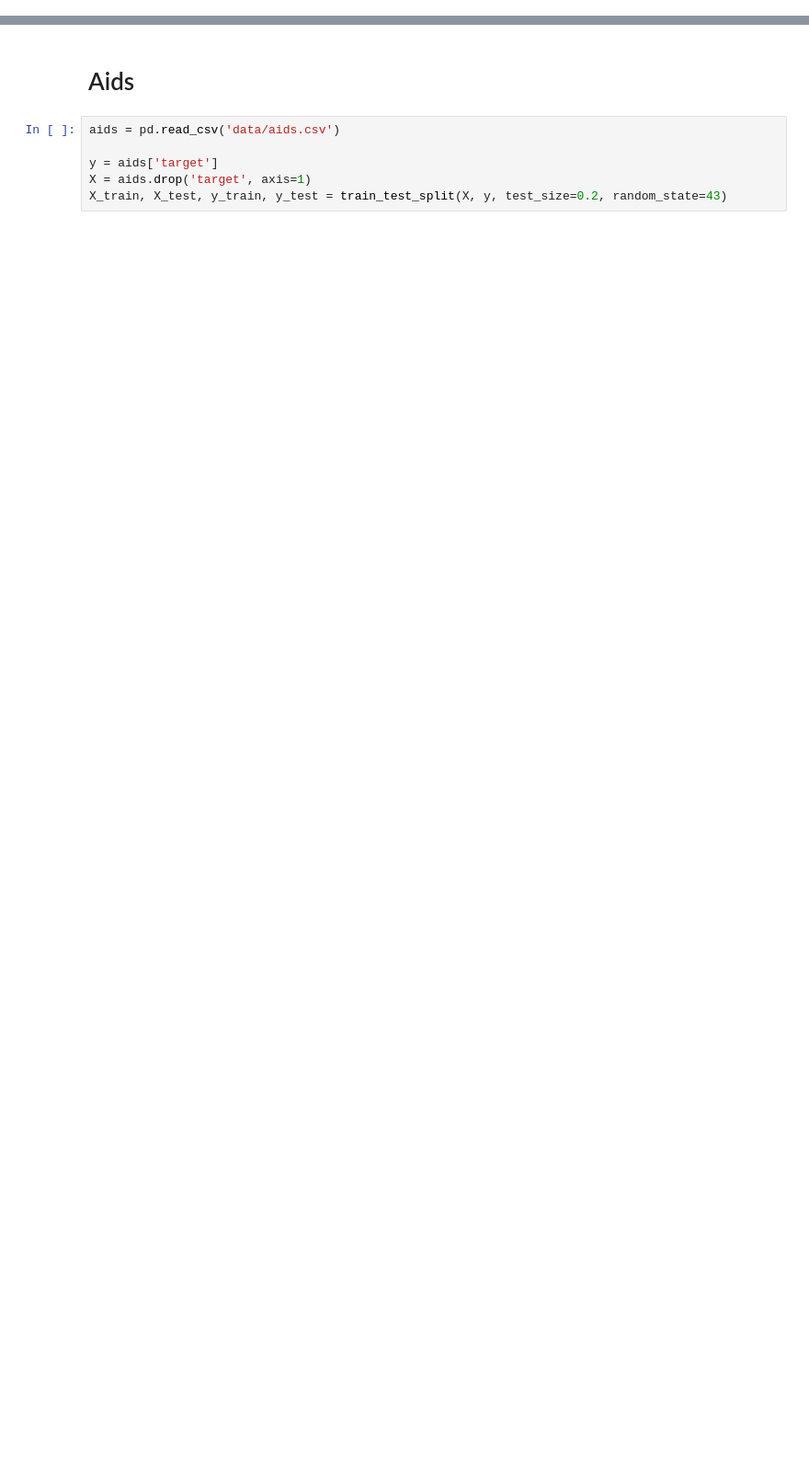
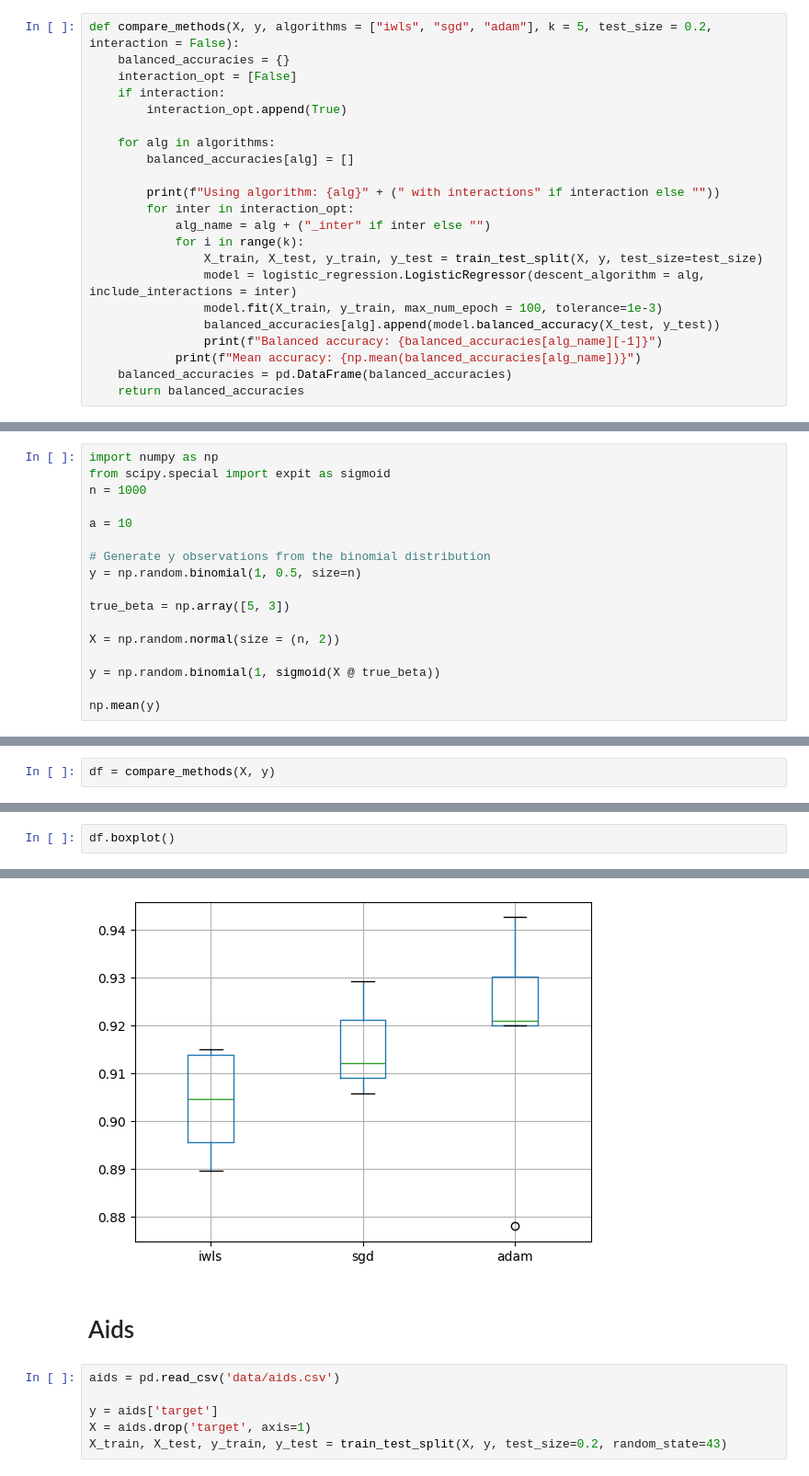
Before and after one commit to Fersoil/logistic_regression, a Jupyter notebook: real_data_experiments.ipynb, the cells around one changed output, grey strips where cells are left out. Shown at 92% size. Drawn from its saved outputs; the diff is of its cells as text; blank space fills up the shorter version.

Commit message:
proposition of function to compare datasets

```diff
--- a/real_data_experiments.ipynb
+++ b/real_data_experiments.ipynb
@@ -12,0 +30,22 @@ np.random.seed(0)
+# %%
+def compare_methods(X, y, algorithms = ["iwls", "sgd", "adam"], k = 5, test_size = 0.2, interaction = False):
+    balanced_accuracies = {}
+    interaction_opt = [False]
+    if interaction:
+        interaction_opt.append(True)
+
+    for alg in algorithms:
+        balanced_accuracies[alg] = []
+
+        print(f"Using algorithm: {alg}" + (" with interactions" if interaction else ""))
+        for inter in interaction_opt:
+            alg_name = alg + ("_inter" if inter else "")
+            for i in range(k):
+                X_train, X_test, y_train, y_test = train_test_split(X, y, test_size=test_size)
+                model = logistic_regression.LogisticRegressor(descent_algorithm = alg, include_interactions = inter)
+                model.fit(X_train, y_train, max_num_epoch = 100, tolerance=1e-3)
+                balanced_accuracies[alg].append(model.balanced_accuracy(X_test, y_test))
+                print(f"Balanced accuracy: {balanced_accuracies[alg_name][-1]}")
+            print(f"Mean accuracy: {np.mean(balanced_accuracies[alg_name])}")
+    balanced_accuracies = pd.DataFrame(balanced_accuracies)
+    return balanced_accuracies
@@ -12,0 +56,17 @@ np.random.seed(0)
+# %%
+import numpy as np
+from scipy.special import expit as sigmoid
+n = 1000
+
+a = 10
+
+# Generate y observations from the binomial distribution
+y = np.random.binomial(1, 0.5, size=n)
+
+true_beta = np.array([5, 3])
+
+X = np.random.normal(size = (n, 2))
+
+y = np.random.binomial(1, sigmoid(X @ true_beta))
+
+np.mean(y)
@@ -12,0 +75,2 @@ np.random.seed(0)
+# %%
+df = compare_methods(X, y)
@@ -12,0 +95,3 @@ np.random.seed(0)
+# %%
+df.boxplot()
+# %% [output]
@@ -13,3 +99,4 @@ np.random.seed(0)
+[figure, added]
 # %% [markdown]
 # Aids
 # %%
```
Also changed, not shown: parts of 10 cells of this notebook, 3 other files.
